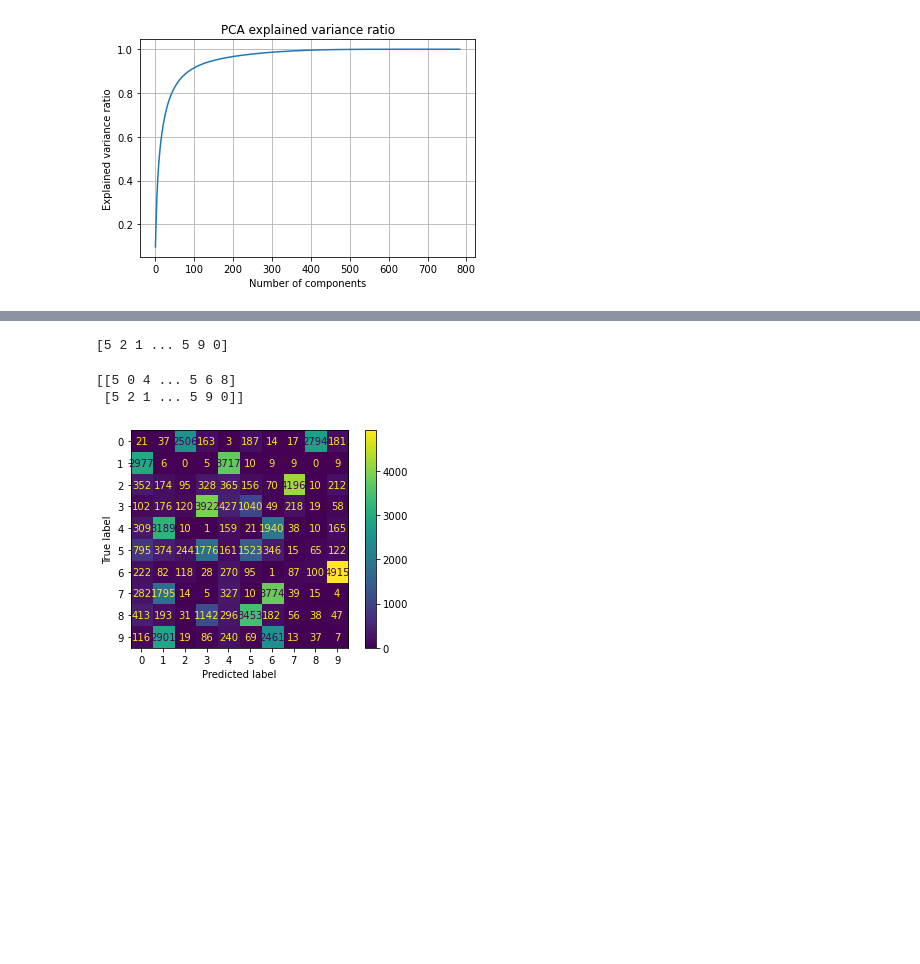
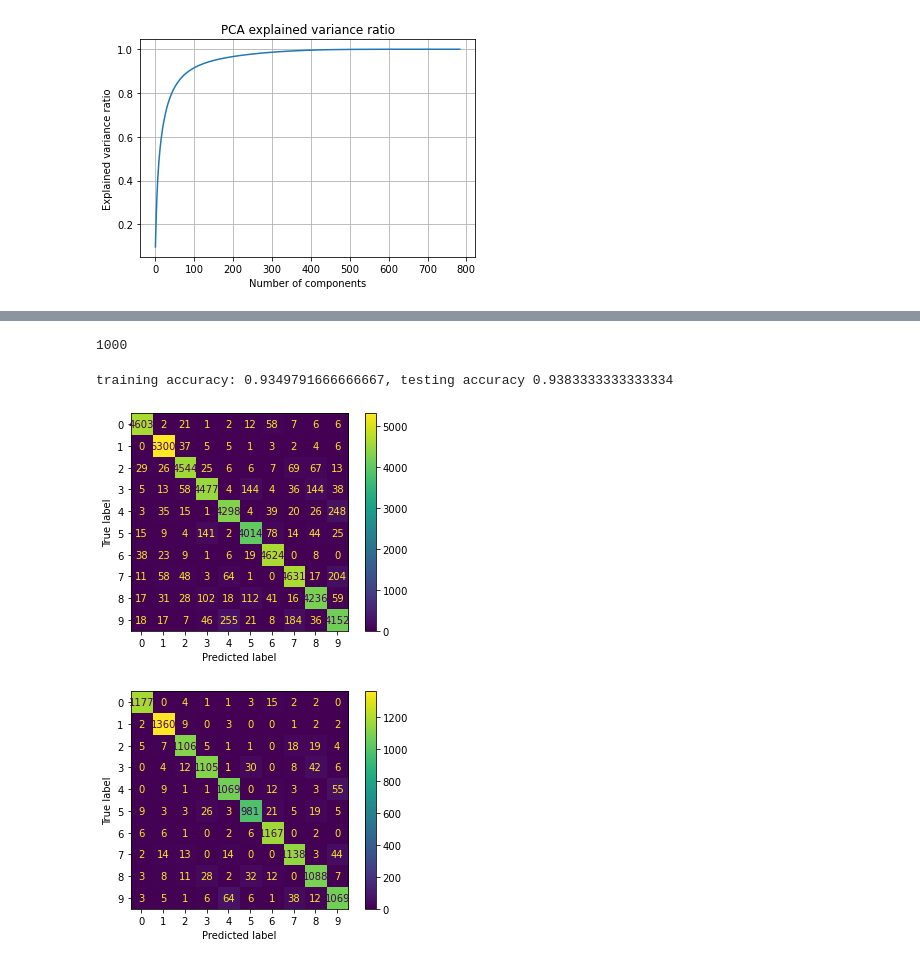
Before and after one commit to jeremy-collins/distracted_driver_detection, a Jupyter notebook: unsupervised.ipynb, the cells around one changed output, grey strips where cells are left out. Cells and saved outputs as stored; diff of their text form; code cells hidden in the pictures; blank space fills up the shorter version.

```diff
--- a/unsupervised.ipynb
+++ b/unsupervised.ipynb
@@ -54,20 +62,46 @@ for i in range(0, 5):
-# %%
-# k means clustering
-# set k at 10 to match number of labels
-k = 10
-# kmeans = KMeans(n_clusters=k, random_state=0).fit(data_pca_red)
-kmeans = KMeans(n_clusters=k, random_state=0).fit(data)
-print(kmeans.labels_)
-# %% [output]
-[5 2 1 ... 5 9 0]
+# %%
+# k means clustering
+# set k at 10 to match number of labels
+k = 200
+kmeans = MiniBatchKMeans(n_clusters=k, random_state=0).fit(X_train_pca_red)
+# kmeans = KMeans(n_clusters=k, random_state=0).fit(data)
+
+# associate kmeans clusters with labels
+y_train_pred = kmeans.labels_
+reference_labels = {}
+print(len(np.unique(y_train_pred)))
+for i in np.unique(y_train_pred):
+    index = np.where(y_train_pred == i,1,0)
+    num = np.bincount(y_train[index==1]).argmax()
+    reference_labels[i] = num
+
+# use clusters on test data
+y_test_pred = kmeans.predict(X_test_pca_red)
+
+# apply relabeling
+for i in range(0, len(y_train_pred)):
+    y_train_pred[i] = reference_labels[y_train_pred[i]]
+for i in range(0, len(y_test_pred)):
+    y_test_pred[i] = reference_labels[y_test_pred[i]]
+# %% [output]
+1000
 # %%
-# create confusion matrix from kmeans results
-y_true = mnist_load.iloc[:,0]
-y_pred = kmeans.labels_
-cm = confusion_matrix(y_true, y_pred)
-disp = ConfusionMatrixDisplay(confusion_matrix=cm)
-disp.plot()
+def metrics_kmeans(y_pred, y_true):
+    #@TODO: roc_auc score
+    kmeans_accuracy = accuracy_score(y_pred, y_true)
+    cm = confusion_matrix(y_true, y_pred)
+    disp = ConfusionMatrixDisplay(confusion_matrix=cm)
+    disp.plot()
+    return kmeans_accuracy, cm
-# %% [output]
-[[5 0 4 ... 5 6 8]
- [5 2 1 ... 5 9 0]]
-[figure, removed]
+# %%
+# create confusion matrix from kmeans results
+# training accuracy
+
+kmeans_acc_train, cm_train = metrics_kmeans(y_train_pred, y_train)
+kmeans_acc_test, cm_test = metrics_kmeans(y_test_pred, y_test)
+
+print('training accuracy: {}, testing accuracy {}'.format(kmeans_acc_train, kmeans_acc_test))
+# %% [output]
+training accuracy: 0.9349791666666667, testing accuracy 0.9383333333333334
+[figure, added]
+[figure, added]
```
Also changed, not shown: parts of 7 cells of this notebook.
